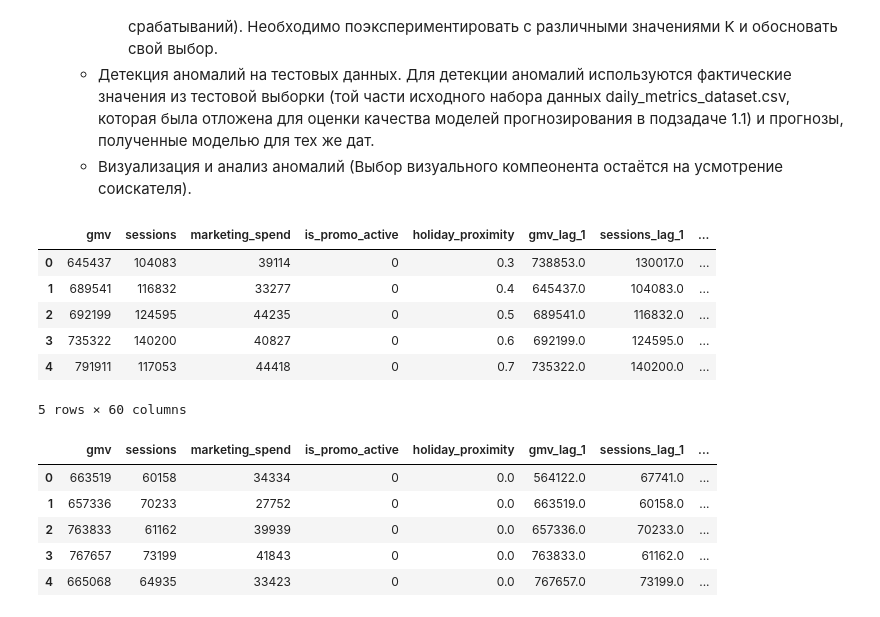
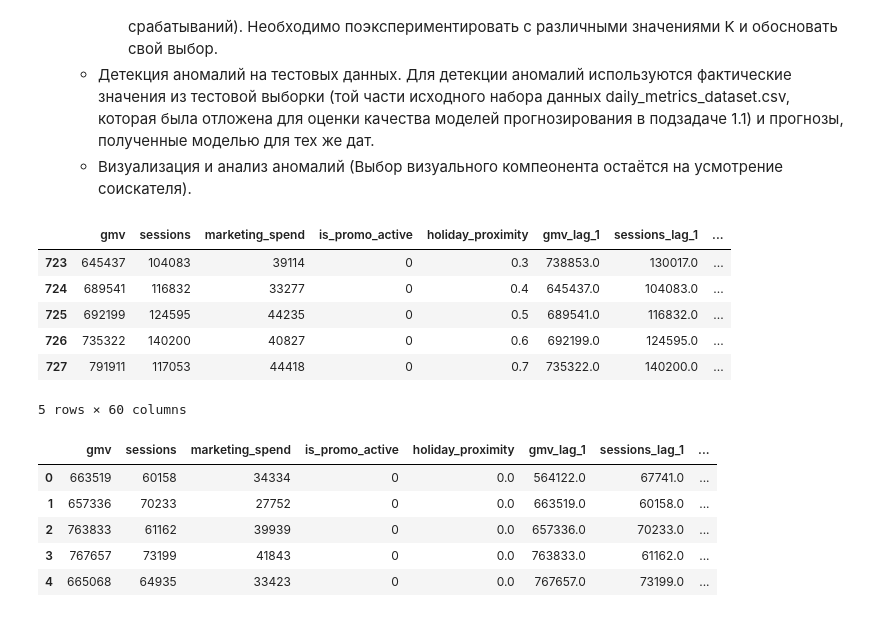
Before and after one commit to RabochiyYan/Ozon_test, a Jupyter notebook: Task_1.2/Task_1.2.ipynb, the cells around one changed output. Cells and saved outputs as stored; diff of their text form; code cells hidden in the pictures.

```diff
--- a/Task_1.2/Task_1.2.ipynb
+++ b/Task_1.2/Task_1.2.ipynb
@@ -14,15 +14,17 @@
 import pandas as pd
 import numpy as np
 # %%
-test = pd.read_csv('../Task_1.1/test.csv').drop(columns=['Unnamed: 0'])
+test = pd.read_csv('../Task_1.1/test.csv')#.drop(columns=['Unnamed: 0'])
+test.index=test['Unnamed: 0'].values
+test.drop(columns=['Unnamed: 0'],inplace=True)
 test.head()
 # %% [output]
 |  | gmv | sessions | marketing_spend | is_promo_active | holiday_proximity | gmv_lag_1 | sessions_lag_1 | ... |
-| 0 | 645437 | 104083 | 39114 | 0 | 0.3 | 738853.0 | 130017.0 | ... |
-| 1 | 689541 | 116832 | 33277 | 0 | 0.4 | 645437.0 | 104083.0 | ... |
-| 2 | 692199 | 124595 | 44235 | 0 | 0.5 | 689541.0 | 116832.0 | ... |
-| 3 | 735322 | 140200 | 40827 | 0 | 0.6 | 692199.0 | 124595.0 | ... |
-| 4 | 791911 | 117053 | 44418 | 0 | 0.7 | 735322.0 | 140200.0 | ... |
+| 723 | 645437 | 104083 | 39114 | 0 | 0.3 | 738853.0 | 130017.0 | ... |
+| 724 | 689541 | 116832 | 33277 | 0 | 0.4 | 645437.0 | 104083.0 | ... |
+| 725 | 692199 | 124595 | 44235 | 0 | 0.5 | 689541.0 | 116832.0 | ... |
+| 726 | 735322 | 140200 | 40827 | 0 | 0.6 | 692199.0 | 124595.0 | ... |
+| 727 | 791911 | 117053 | 44418 | 0 | 0.7 | 735322.0 | 140200.0 | ... |
 5 rows × 60 columns
 # %%
 val_holds_full = pd.read_csv('../Task_1.1/val_holds_full.csv').drop(columns=['Unnamed: 0'])
```
Also changed, not shown: parts of 17 cells of this notebook, 1 other file.
